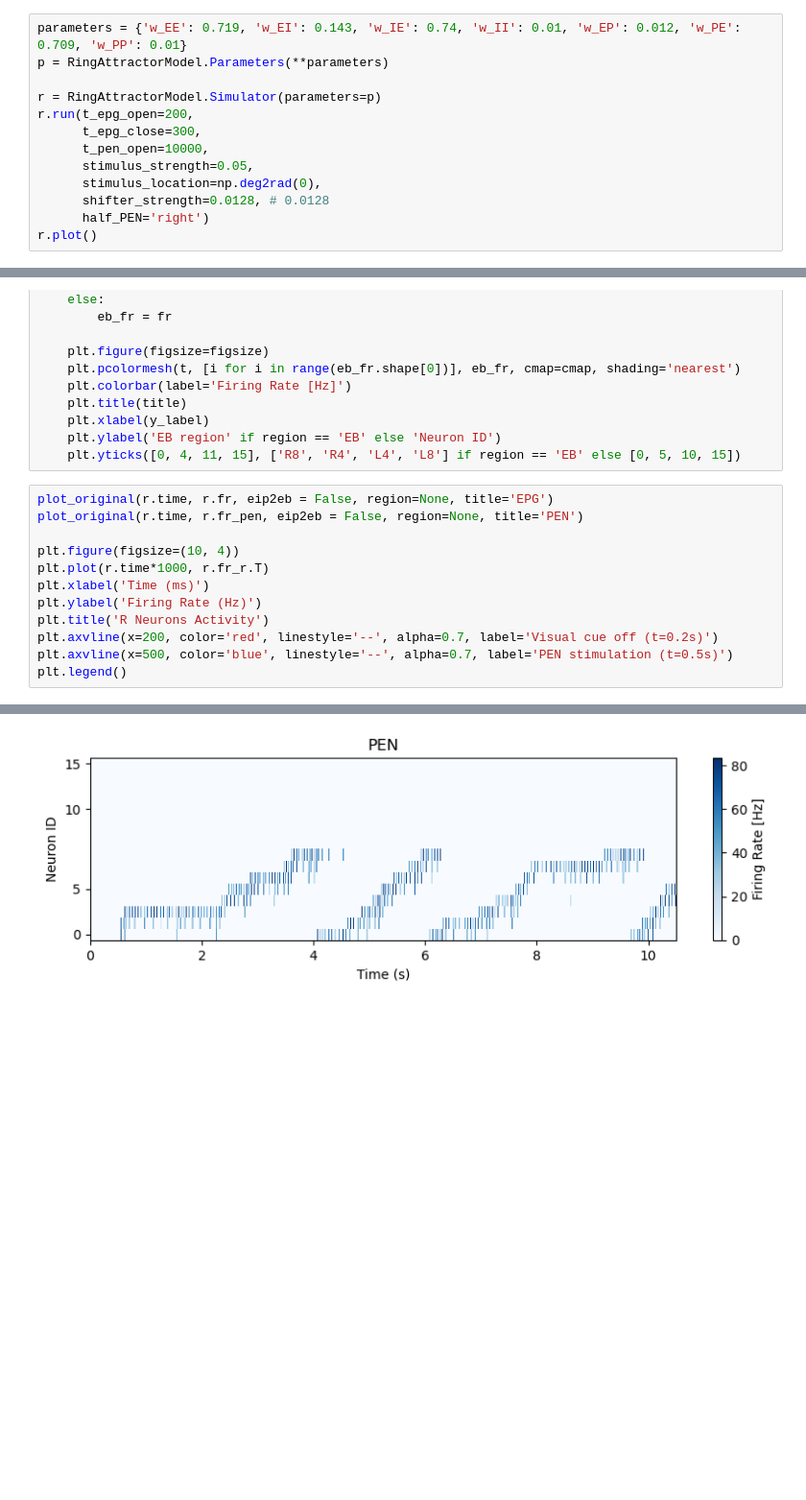
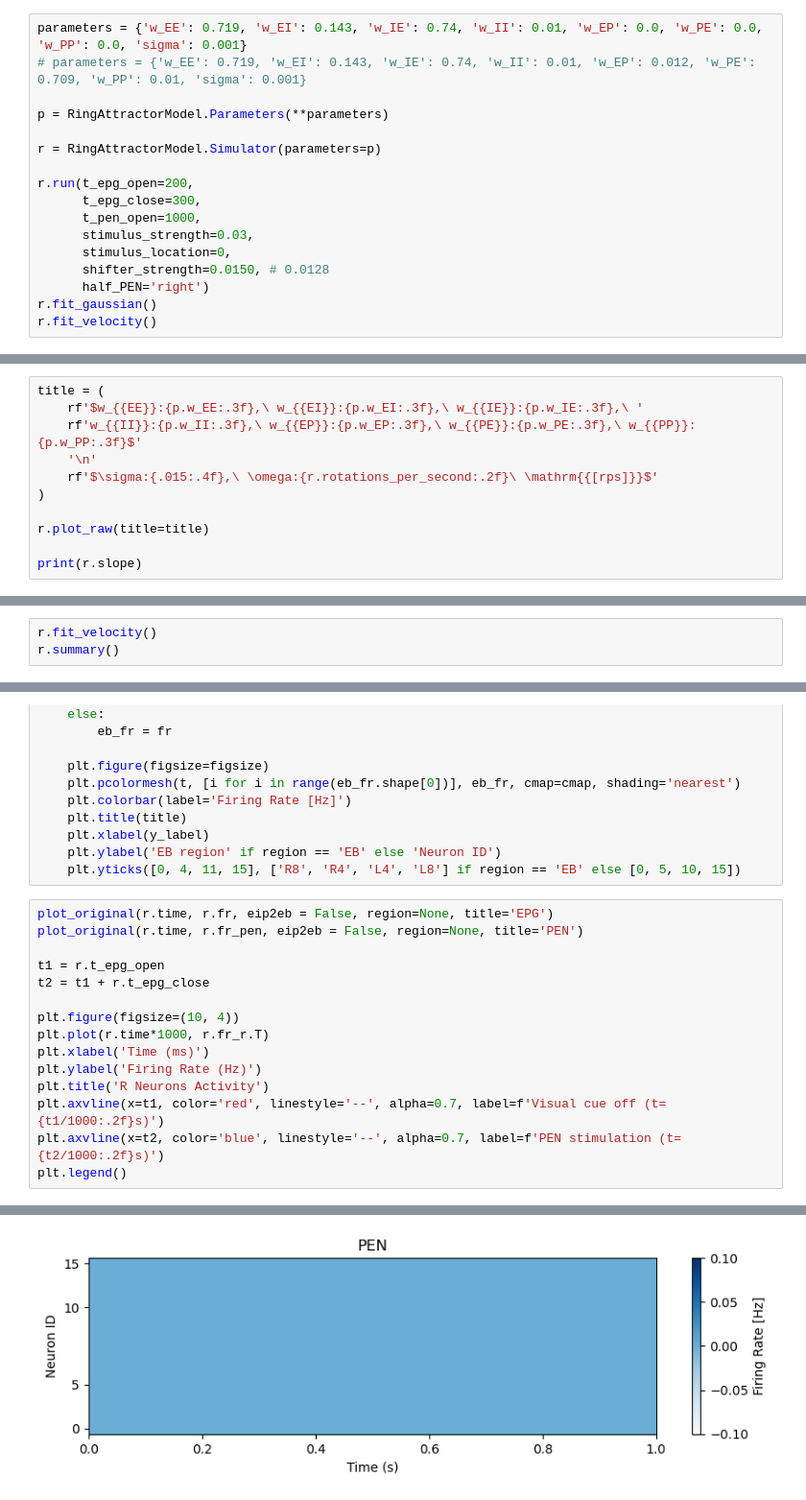
Before and after one commit to pan825/2D, a Jupyter notebook: 1D/test.ipynb, the cells around one changed output, grey strips where cells are left out. Shown at 96% size. Saved outputs shown, nothing was run; the diff lists cells and outputs as text; blank space fills up the shorter version.

```diff
--- a/1D/test.ipynb
+++ b/1D/test.ipynb
@@ -5,14 +31,18 @@ import RingAttractorModel
 # %%
-parameters = {'w_EE': 0.719, 'w_EI': 0.143, 'w_IE': 0.74, 'w_II': 0.01, 'w_EP': 0.012, 'w_PE': 0.709, 'w_PP': 0.01}
+parameters = {'w_EE': 0.719, 'w_EI': 0.143, 'w_IE': 0.74, 'w_II': 0.01, 'w_EP': 0.0, 'w_PE': 0.0, 'w_PP': 0.0, 'sigma': 0.001}
+# parameters = {'w_EE': 0.719, 'w_EI': 0.143, 'w_IE': 0.74, 'w_II': 0.01, 'w_EP': 0.012, 'w_PE': 0.709, 'w_PP': 0.01, 'sigma': 0.001}
+
 p = RingAttractorModel.Parameters(**parameters)
 
 r = RingAttractorModel.Simulator(parameters=p)
+
 r.run(t_epg_open=200,
       t_epg_close=300,
-      t_pen_open=10000,
-      stimulus_strength=0.05,
-      stimulus_location=np.deg2rad(0),
-      shifter_strength=0.0128, # 0.0128
+      t_pen_open=1000,
+      stimulus_strength=0.03,
+      stimulus_location=0,
+      shifter_strength=0.0150, # 0.0128
       half_PEN='right')
-r.plot()
+r.fit_gaussian()
+r.fit_velocity()
 # %% [output]
@@ -20,0 +55,11 @@ r.plot()
+# %%
+title = (
+    rf'$w_{{EE}}:{p.w_EE:.3f},\ w_{{EI}}:{p.w_EI:.3f},\ w_{{IE}}:{p.w_IE:.3f},\ '
+    rf'w_{{II}}:{p.w_II:.3f},\ w_{{EP}}:{p.w_EP:.3f},\ w_{{PE}}:{p.w_PE:.3f},\ w_{{PP}}:{p.w_PP:.3f}$'
+    '\n'
+    rf'$\sigma:{.015:.4f},\ \omega:{r.rotations_per_second:.2f}\ \mathrm{{[rps]}}$'
+)
+
+r.plot_raw(title=title)
+
+print(r.slope)
@@ -24,0 +73,3 @@ TypeError: Simulator.xt_plot() got an unexpected keyword argument 'v'
+# %%
+r.fit_velocity()
+r.summary()
@@ -96,14 +165,17 @@ def plot_original(t, fr, title=None, file_name=None, region='EB', y_label='Time
 # %%
 plot_original(r.time, r.fr, eip2eb = False, region=None, title='EPG')
 plot_original(r.time, r.fr_pen, eip2eb = False, region=None, title='PEN')
+
+t1 = r.t_epg_open
+t2 = t1 + r.t_epg_close
 
 plt.figure(figsize=(10, 4))
 plt.plot(r.time*1000, r.fr_r.T)
 plt.xlabel('Time (ms)')
 plt.ylabel('Firing Rate (Hz)')
 plt.title('R Neurons Activity')
-plt.axvline(x=200, color='red', linestyle='--', alpha=0.7, label='Visual cue off (t=0.2s)')
-plt.axvline(x=500, color='blue', linestyle='--', alpha=0.7, label='PEN stimulation (t=0.5s)')
+plt.axvline(x=t1, color='red', linestyle='--', alpha=0.7, label=f'Visual cue off (t={t1/1000:.2f}s)')
+plt.axvline(x=t2, color='blue', linestyle='--', alpha=0.7, label=f'PEN stimulation (t={t2/1000:.2f}s)')
 plt.legend()
 # %% [output]
 <matplotlib.legend.Legend at 0x...>
@@ -111 +183 @@ plt.legend()
-[figure, old version]
+[figure, new version]
```
Also changed, not shown: parts of 10 cells of this notebook, 24 other files.
